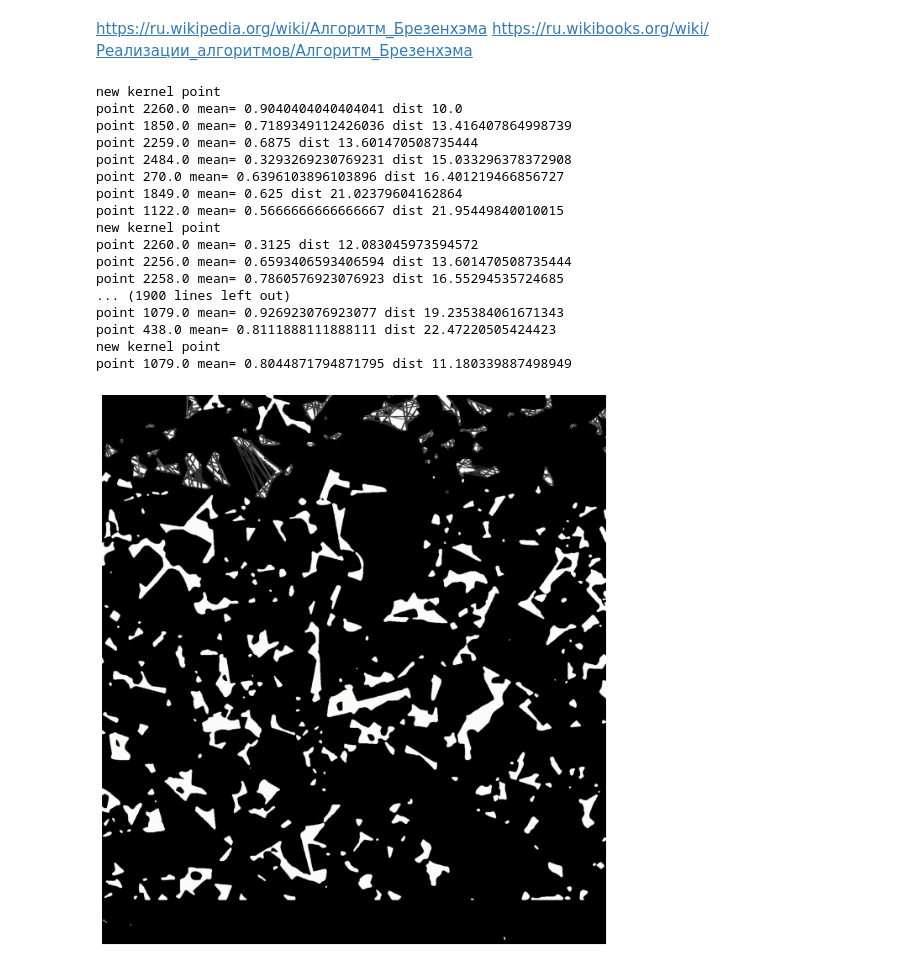
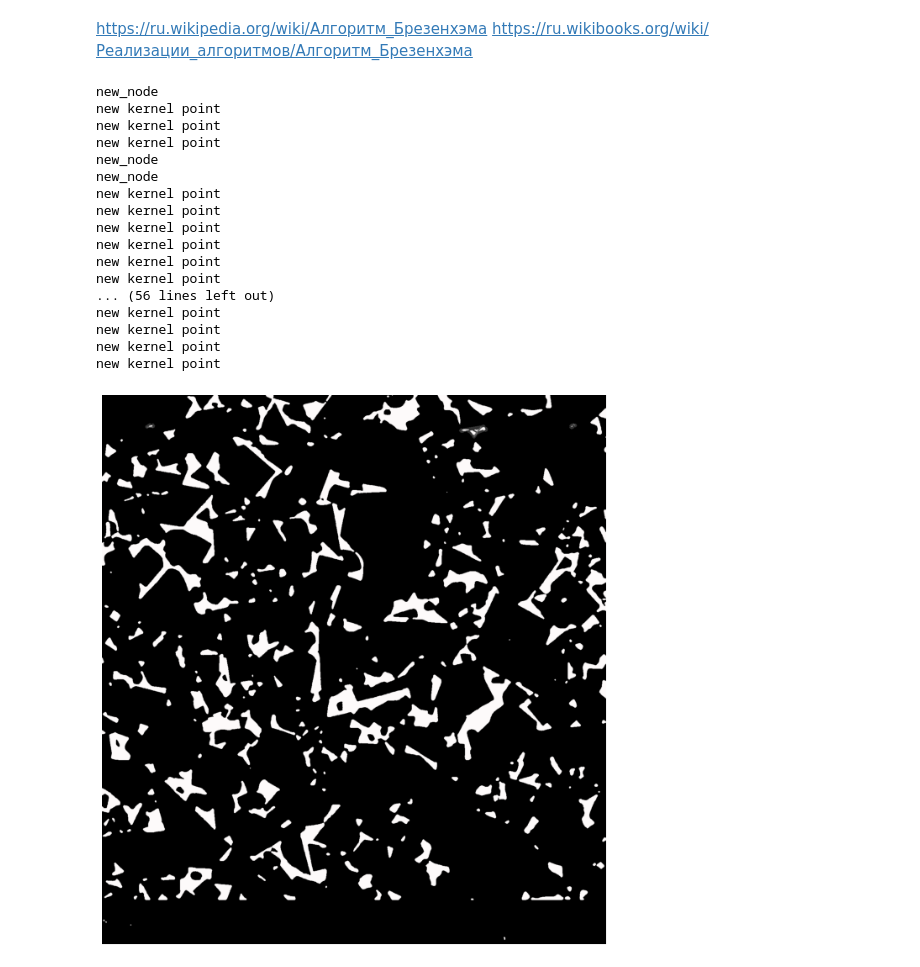
Before and after one commit to dkagramanyan/WC-Co_computer_vision, a Jupyter notebook: graph-segmentation.ipynb, the cells around one changed output. Saved outputs shown, nothing was run; the diff lists cells and outputs as text; code cells hidden in the pictures.

```diff
--- a/graph-segmentation.ipynb
+++ b/graph-segmentation.ipynb
@@ -107,7 +111,7 @@ classes - каждому пикселю дается свой класс, по
 # %%
 def mark_corners(image):
     image=copy.copy(image)
-    corners = cv2.goodFeaturesToTrack(image, 1000000, 0.01, 10)
+    corners = cv2.goodFeaturesToTrack(image, 1000000, 0.001, 1)
 
     corners = np.int0(corners)
     print('number of corners: ',len(corners))
@@ -182,7 +186,7 @@ nodes1=join_corners2classes(grain1_classes,
 nodes2=join_corners2classes(grain2_classes,
                              class2_num,
                              grain2_corners,
-                             200)
+                             500)
 
 nodes3=join_corners2classes(grain3_classes,
                              class3_num,
@@ -375,7 +379,7 @@ def sort_perimetr(image,nodes,eps,corners,radius):
       #  print('i=',i, ' max=',nodes.shape[0])
       #  print('-------------')
        # print('old_node',node)
-     #   print('new_node',node)
+        print('new_node')
         if v1!=0 and len(node)>1:
             while flag:
         #        print('delete_node,iteration start',node)
@@ -386,15 +390,15 @@ def sort_perimetr(image,nodes,eps,corners,radius):
                 print('new kernel point')
 
 #                min_val=vals.min(axis=0)[1]
-                for j,val in enumerate(vals):
-                    mean=val[1]
-                    print('point',val[0],'mean=',mean, 'dist',val[2])
-                    if abs(mean-0.5)<=eps:
-                        v2=val[0]
-                        break
-                    elif j==vals.shape[0]-1:
-                        v2=val[0]
-                        break
+            #    for j,val in enumerate(vals):
+            #        mean=val[1]
+            #       print('point',val[0],'mean=',mean, 'dist',val[2])
+            #        if abs(mean-0.5)<=eps:
+                v2=vals[0][0]
+            #            break
+             #       elif j==vals.shape[0]-1:
+             #           v2=val[0]
+             #           break
 
               #  print('min_val',min_val)
  #               v2_vals_index=np.where(vals[:,1]==min_val )[0][0]
@@ -426,38 +430,38 @@ def sort_perimetr(image,nodes,eps,corners,radius):
 # %%
 image=image2
 radius=6
 eps=0.1
 
 img=Image.fromarray(image)
 image = ImageOps.expand(img,border=radius,fill='black')
 image=np.array(image)
 
 
-new_nodes=sort_perimetr(image,nodes2[2:50],eps,grain2_corners,radius=radius)
+new_nodes=sort_perimetr(image,nodes2[20:25],eps,grain2_corners,radius=radius)
 
 img=draw_edges(image2,new_nodes[2:50],grain2_corners)
 img_show(img,cmap='gray',N=12)
 name='vals.png'
 io.imsave(name,img)
 # %% [output]
+new_node
 new kernel point
-point 2260.0 mean= 0.9040404040404041 dist 10.0
-point 1850.0 mean= 0.7189349112426036 dist 13.416407864998739
-point 2259.0 mean= 0.6875 dist 13.601470508735444
-point 2484.0 mean= 0.3293269230769231 dist 15.033296378372908
-point 270.0 mean= 0.6396103896103896 dist 16.401219466856727
-point 1849.0 mean= 0.625 dist 21.02379604162864
-point 1122.0 mean= 0.5666666666666667 dist 21.95449840010015
 new kernel point
-point 2260.0 mean= 0.3125 dist 12.083045973594572
-point 2256.0 mean= 0.6593406593406594 dist 13.601470508735444
-point 2258.0 mean= 0.7860576923076923 dist 16.55294535724685
-... (1900 lines left out)
-point 1079.0 mean= 0.926923076923077 dist 19.235384061671343
-point 438.0 mean= 0.8111888111888111 dist 22.47220505424423
 new kernel point
-point 1079.0 mean= 0.8044871794871795 dist 11.180339887498949
+new_node
+new_node
+new kernel point
+new kernel point
+new kernel point
+new kernel point
+new kernel point
+new kernel point
+... (56 lines left out)
+new kernel point
+new kernel point
+new kernel point
+new kernel point
-[figure, old version]
+[figure, new version]
 # %%
 def draw_edges(image,nodes,corners,color=(51,51,51)):
     new_image=copy.copy(image)
```
Also changed, not shown: parts of 4 cells of this notebook, 2 other files.
